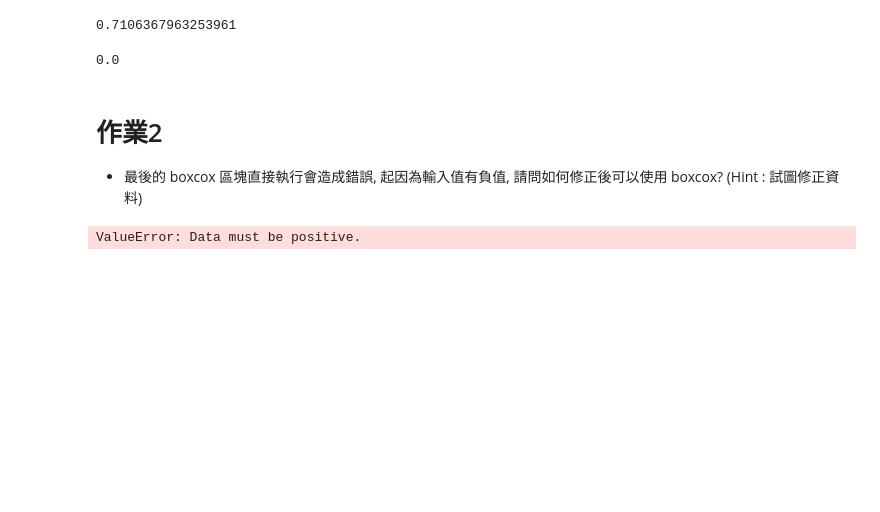
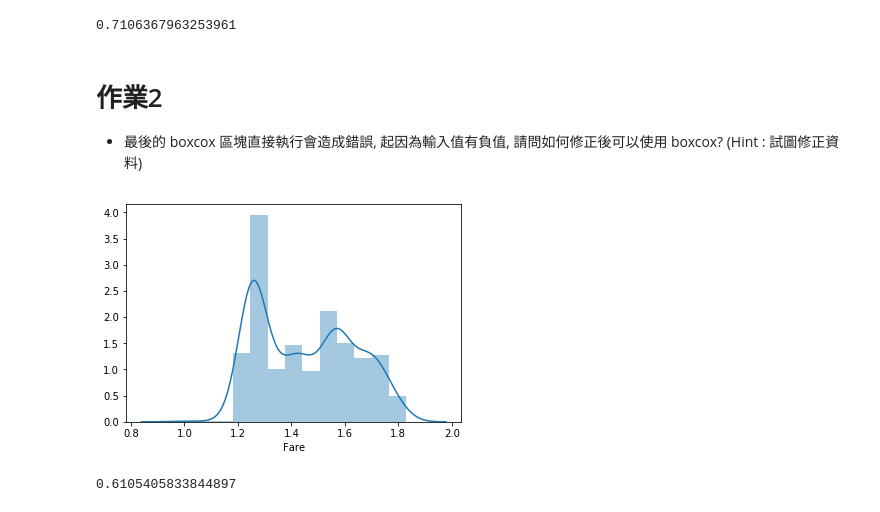
Before and after one commit to maggieChangFun/2nd-ML100Days, a Jupyter notebook: homework/Day_021_HW.ipynb, the cells around one changed output. Saved outputs shown, nothing was run; the diff lists cells and outputs as text; code cells hidden in the pictures; blank space fills up the shorter version.

```diff
--- a/homework/Day_021_HW.ipynb
+++ b/homework/Day_021_HW.ipynb
@@ -90,25 +90,23 @@ cross_val_score(estimator, train_X, train_Y, cv=5).mean()
 # %% [output]
 [figure]
 0.7106367963253961
-# %%
-df_fixed['Fare']> 0
-# %% [output]
-0.0
 # %% [markdown]
 # 作業2
 * 最後的 boxcox 區塊直接執行會造成錯誤, 起因為輸入值有負值, 請問如何修正後可以使用 boxcox? (Hint : 試圖修正資料)
 # %%
 # 將 Fare 取 boxcox 後, 看散佈圖, 並計算分數 (執行會有 error, 請試圖修正)
 from scipy import stats
 df_fixed = copy.deepcopy(df)
 keep_indexs = df_fixed['Fare'] > 0
-df_fixed['Fare'] = stats.boxcox(keep_indexs)[0]
+df_fixed = df_fixed[keep_indexs]
+df_fixed['Fare'] = stats.boxcox(df_fixed['Fare'] )[0]
 sns.distplot(df_fixed['Fare'][:train_num])
 plt.show()
 
 df_fixed = MMEncoder.fit_transform(df_fixed)
 train_X = df_fixed[:train_num]
 estimator = LogisticRegression()
 cross_val_score(estimator, train_X, train_Y, cv=5).mean()
 # %% [output]
+[figure, added]
-ValueError: Data must be positive.
+0.6105405833844897
```
Also changed, not shown: parts of 1 cell of this notebook.
